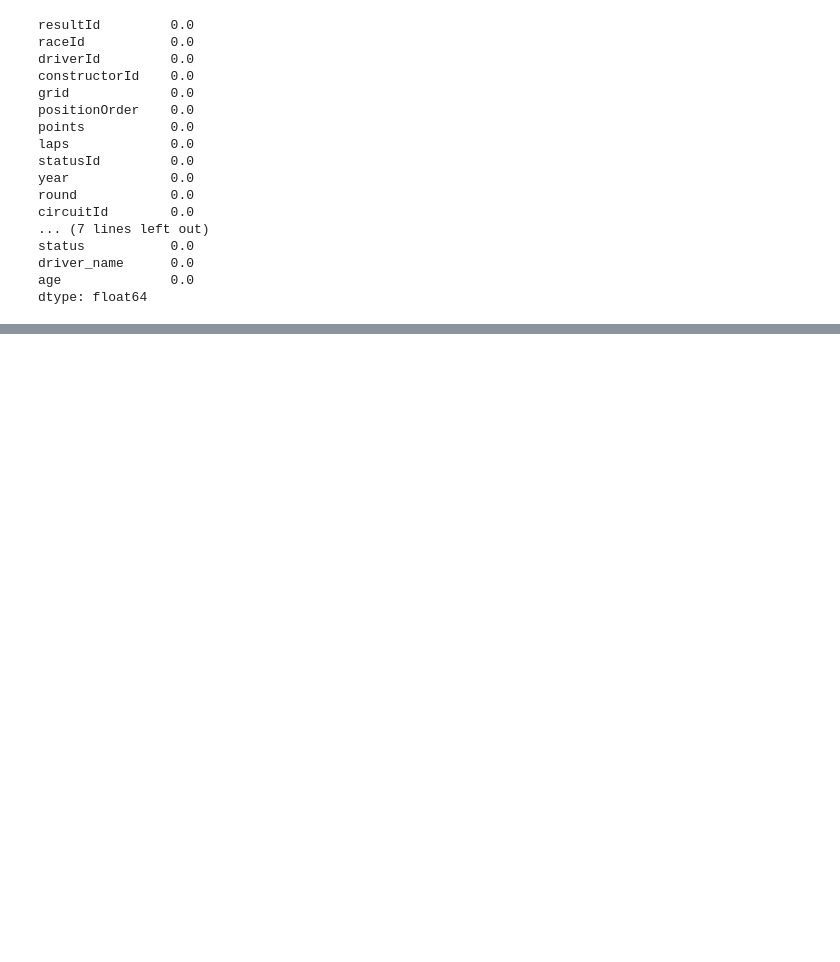
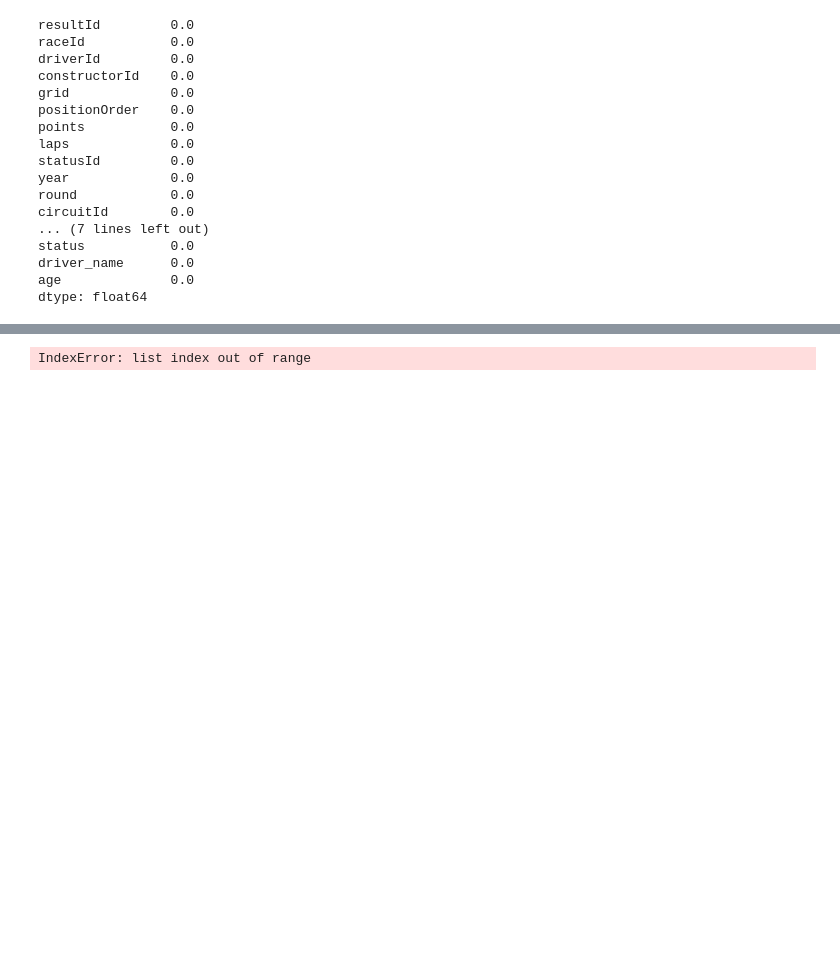
Before and after one commit to Siverty/Machine-Learning, a Jupyter notebook: ml.ipynb, the cells around one changed output, grey strips where cells are left out. Saved outputs shown, nothing was run; the diff lists cells and outputs as text; code cells hidden in the pictures; blank space fills up the shorter version.

```diff
--- a/ml.ipynb
+++ b/ml.ipynb
@@ -272,3 +294,7 @@ model = tree.DecisionTreeClassifier()
+# %%
+# defining the tree structure
+
+model = tree.DecisionTreeClassifier(max_depth=5,random_state=1234)
 # %%
 # creating two seperate dataframes for the training and testing data
 
@@ -292,3 +336,17 @@ model.score(xtest, ytest)
+# %%
+# Prepare the data data
+iris = datasets.load_iris()
+x = iris.data
+y = iris.target
+
+fig = plt.figure(figsize=(25,20))
+_ = tree.plot_tree(model,
+                   feature_names=iris.feature_names,
+                   class_names=iris.target_names,
+                   filled=True)
+# %% [output]
+IndexError: list index out of range
+[figure, added]
 # %%
 # # removing rows where the driver does not finish the grand prix
 
```
Also changed, not shown: parts of 16 cells of this notebook.
